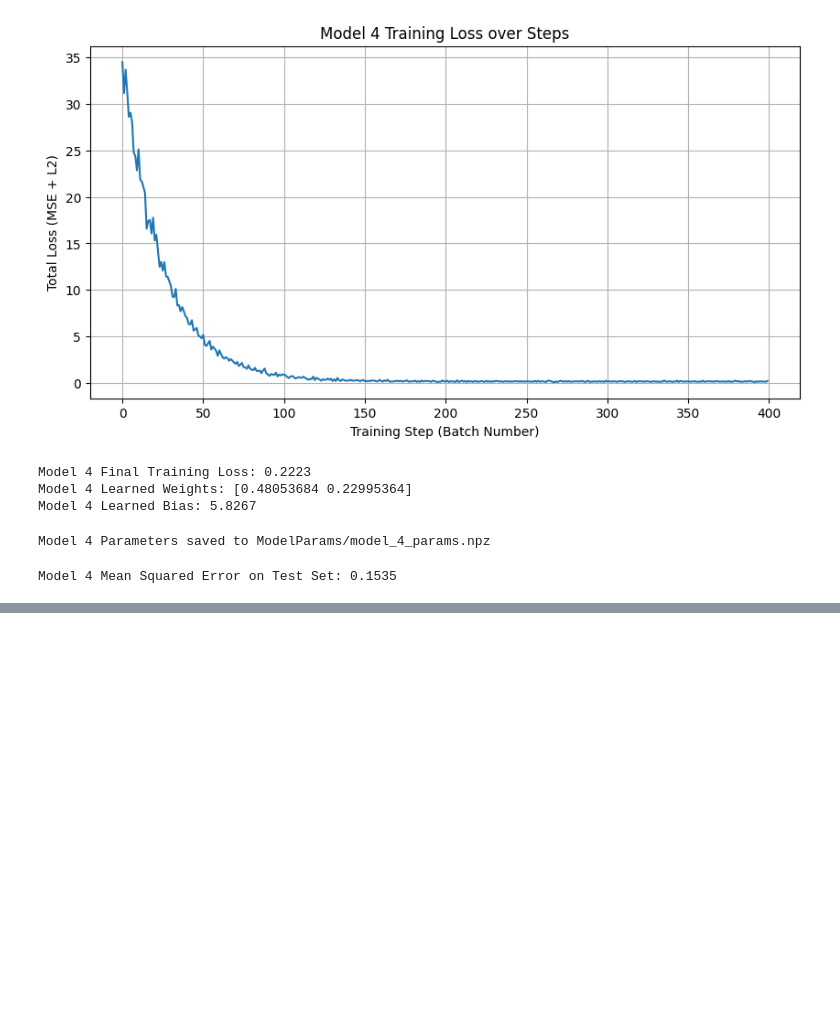
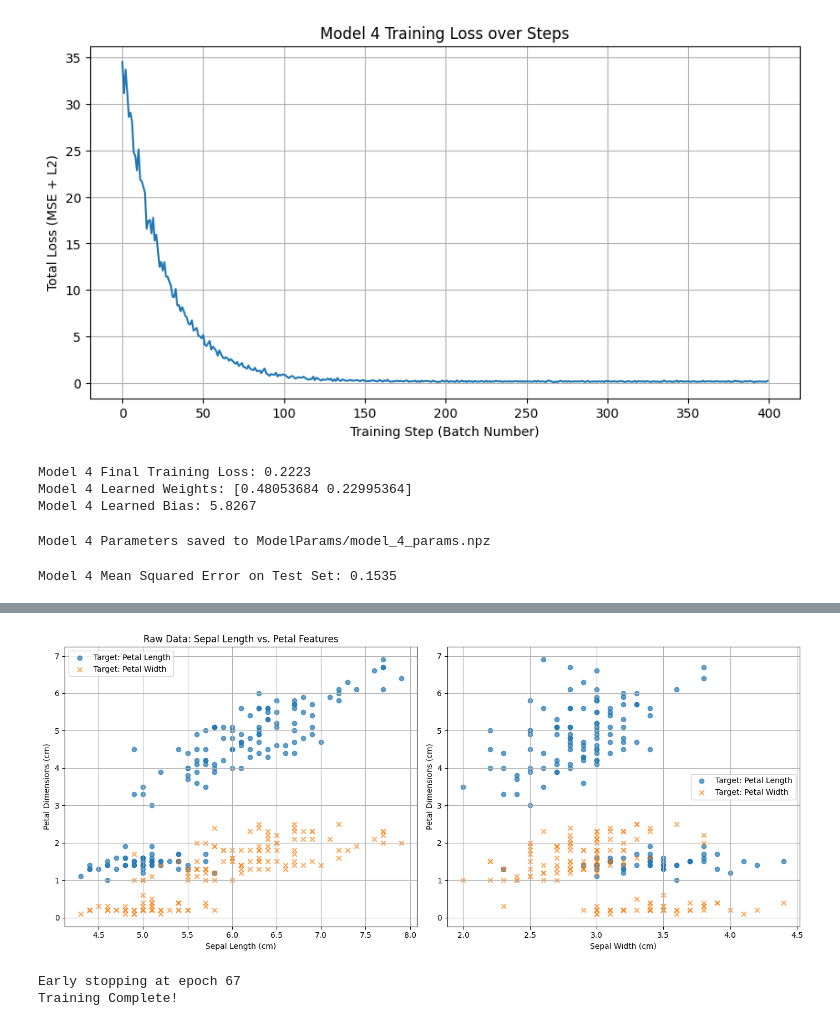
Before and after one commit to Fcorre000/MachineLearningAssignments, a Jupyter notebook: assignment1/regression_tasks.ipynb, the cells around one changed output, grey strips where cells are left out. Drawn from its saved outputs; the diff is of its cells as text; code cells hidden in the pictures; blank space fills up the shorter version.

```diff
--- a/assignment1/regression_tasks.ipynb
+++ b/assignment1/regression_tasks.ipynb
@@ -388,0 +466,46 @@ Model 4 Mean Squared Error on Test Set: 0.1535
+# %%
+#----Multi-Output Model: Predict Petal Length (feature2) f& Petal Width (feature 3) from
+#  Sepal Length (0) and Sepal Width (feature 1) ----
+X_multi = X[:, :2] #input: Sepal Length (index 0) and Sepal Width (index 1)
+y_multi = X[:, 2:4]#target: Petal Length (index 2) and Petal Width index 3)
+
+#visualize  the raw data points
+plt.figure(figsize=(14,6))
+
+plt.subplot(1,2,1) #1 row, 2 columns, first plot
+plt.scatter(X_multi[:, 0], y_multi[:, 0], alpha=0.7, label='Target: Petal Length') #alpha=0.7: Makes the points slightly transparent, which helps visualize density if many points overlap
+plt.scatter(X_multi[:, 0], y_multi[:, 1], alpha=0.7, label='Target: Petal Width', marker='x')
+plt.title('Raw Data: Sepal Length vs. Petal Features')
+plt.xlabel('Sepal Length (cm)')
+plt.ylabel('Petal Dimensions (cm)')
+plt.legend()
+plt.grid(True)
+
+plt.subplot(1,2,2) #1 row, 2 columns, second plot
+plt.scatter(X_multi[:, 1], y_multi[:, 0], alpha=0.7, label='Target: Petal Length')
+plt.scatter(X_multi[:, 1], y_multi[:, 1], alpha=0.7, label='Target: Petal Width', marker='x')
+plt.xlabel('Sepal Width (cm)')
+plt.ylabel('Petal Dimensions (cm)')
+plt.legend()
+plt.grid(True)
+
+plt.tight_layout()#adjusts subplot params for a tight layout
+plt.show()
+
+#split into training (90%) and testing (10%) sets
+X_train_multi, X_test_multi, y_train_multi, y_test_multi = train_test_split(X_multi, y_multi, test_size = 0.1, random_state=42)
+
+#scale the features
+scaler_multi = StandardScaler()
+X_train_scaled_multi = scaler_multi.fit_transform(X_train_multi)
+X_test_scaled_multi = scaler_multi.transform(X_test_multi)
+
+#instantiate & train model
+model_multi = LinearRegression(max_epochs= 200, patience= 5)
+model_multi.fit(X_train_scaled_multi, y_train_multi, learning_rate= 0.01)
+
+print("Training Complete!")
+# %% [output]
+[figure, added]
+Early stopping at epoch 67
+Training Complete!
```
Also changed, not shown: parts of 6 cells of this notebook, 1 other file.
